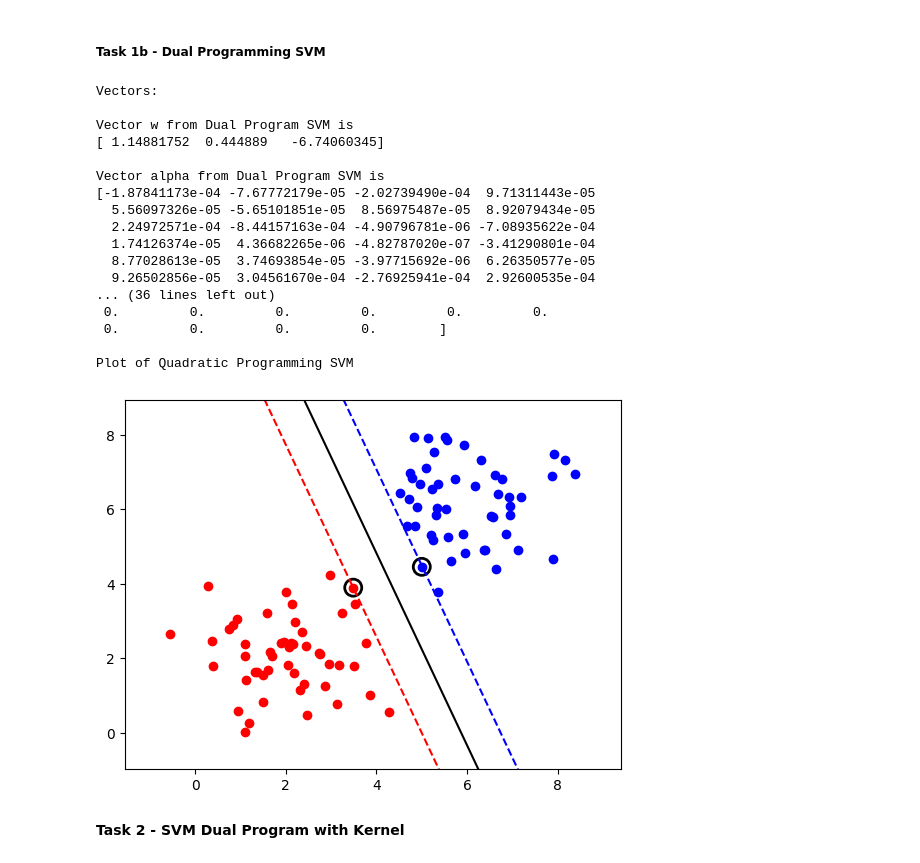
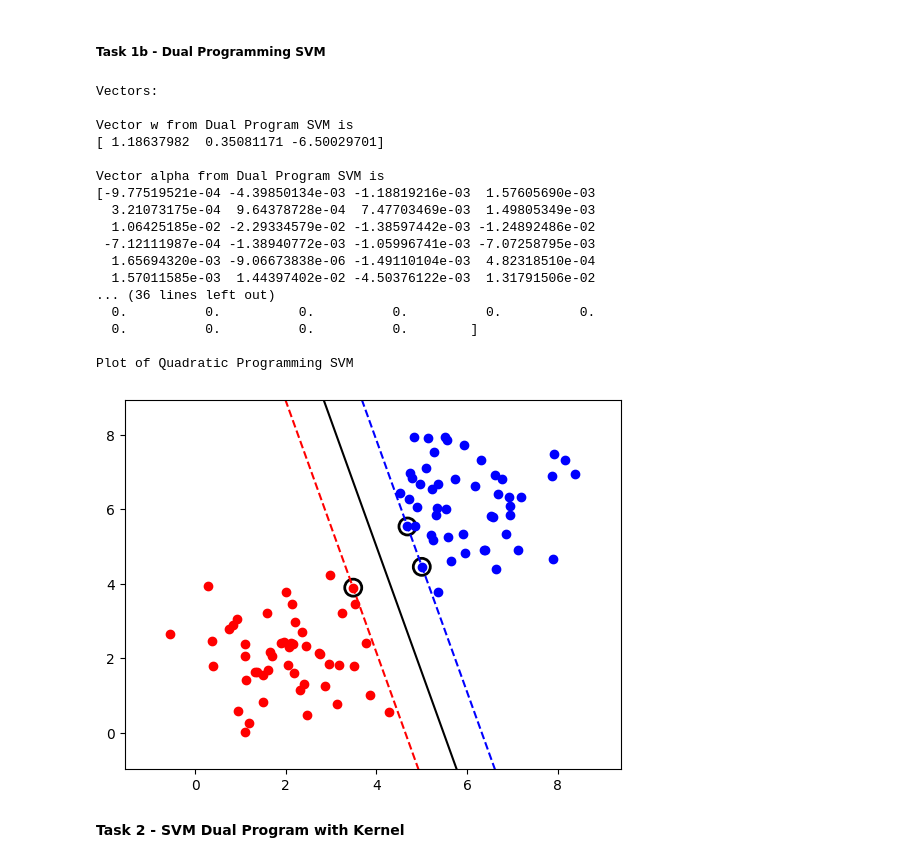
Before and after one commit to OmerKriger/IntroMachineLearning-SVM, a Jupyter notebook: HomeAssignment4 - Code.ipynb, the cells around one changed output. Drawn from its saved outputs; the diff is of its cells as text; code cells hidden in the pictures.

```diff
--- a/HomeAssignment4 - Code.ipynb
+++ b/HomeAssignment4 - Code.ipynb
@@ -78,54 +86,50 @@ Plot of Quadratic programming SVM
 ##### Task 1b - Dual Programming SVM
 # %%
 # Task 1b - Dual Programming SVM
-def DualSVM(X,y,threshold=1e-05):
-    N, n = X.shape
+def DualSVM(X,y,threshold=0.01,max_iter=1000):
+    X = np.c_[X,np.ones(X.shape[0])]
+    N, _ = X.shape
     G = np.diag(y) @ X
-    P = G @ G.T
+    P = 0.5 * G @ G.T
     q = -np.ones(N)
     GG = -np.eye(N)
     h = np.zeros(N)
-    A = np.array([y])
-    b = np.array([0.])
 
-    alpha = alpha = qps.solve_qp(P, q, GG, h, A, b, solver='osqp')
-    w = G.T @ alpha
+    alpha = qps.solve_qp(P, q, GG, h, solver='osqp',max_iter=max_iter)
+    w = 0.5* G.T @ alpha
 
-    support_vectors_idx = np.where(abs(alpha) > threshold)[0]  # Identify support vectors
-    support_vectors = np.where(abs(alpha) > threshold, abs(alpha),0)
-    idx = np.argmax(alpha)  # take support vector with highest alpha values
-    # Take the indices of the three support vector with the highest alpha value
-    bias = y[idx] - np.dot(w.T, X[idx])
-    w = np.append(w,bias)
-    return w, alpha, support_vectors, support_vectors_idx
+    support_vectors_idx = np.where(np.abs(alpha) >= threshold)[0] # Identify support vectors
+    return w, alpha, support_vectors_idx
 # %%
-threshold = 0.01
-w_dual, alpha, support_vectors, support_vectors_idx = DualSVM(X,y,threshold=threshold)
+threshold = 0.1 # Selected because we want small support vectors but we don't want values too close to zero
+
+w_dual, alpha, support_vectors_idx = DualSVM(X,y, threshold=threshold)
+support_vectors = np.where(abs(alpha) >= threshold, abs(alpha),0)
 print("\nVectors:\n")
 print(f"Vector w from Dual Program SVM is\n{w_dual}\n")
 print(f"Vector alpha from Dual Program SVM is\n{alpha}\n")
-print(f"Support Vectors idx from Dual Program SVM is\n{support_vectors}\n")
+print(f"Support Vectors from Dual Program SVM is\n{support_vectors}\n")
 print("Plot of Quadratic Programming SVM")
 plotSVM(X, y, w_dual,support_vectors=support_vectors_idx)
 # %% [output]
 Vectors:
 
 Vector w from Dual Program SVM is
-[ 1.14881752  0.444889   -6.74060345]
+[ 1.18637982  0.35081171 -6.50029701]
 
 Vector alpha from Dual Program SVM is
-[-1.87841173e-04 -7.67772179e-05 -2.02739490e-04  9.71311443e-05
-  5.56097326e-05 -5.65101851e-05  8.56975487e-05  8.92079434e-05
-  2.24972571e-04 -8.44157163e-04 -4.90796781e-06 -7.08935622e-04
-  1.74126374e-05  4.36682265e-06 -4.82787020e-07 -3.41290801e-04
-  8.77028613e-05  3.74693854e-05 -3.97715692e-06  6.26350577e-05
-  9.26502856e-05  3.04561670e-04 -2.76925941e-04  2.92600535e-04
+[-9.77519521e-04 -4.39850134e-03 -1.18819216e-03  1.57605690e-03
+  3.21073175e-04  9.64378728e-04  7.47703469e-03  1.49805349e-03
+  1.06425185e-02 -2.29334579e-02 -1.38597442e-03 -1.24892486e-02
+ -7.12111987e-04 -1.38940772e-03 -1.05996741e-03 -7.07258795e-03
+  1.65694320e-03 -9.06673838e-06 -1.49110104e-03  4.82318510e-04
+  1.57011585e-03  1.44397402e-02 -4.50376122e-03  1.31791506e-02
 ... (36 lines left out)
- 0.         0.         0.         0.         0.         0.
- 0.         0.         0.         0.        ]
+  0.          0.          0.          0.          0.          0.
+  0.          0.          0.          0.        ]
 
 Plot of Quadratic Programming SVM
-[figure, old version]
+[figure, new version]
 # %% [markdown]
 **Task 2 - SVM Dual Program with Kernel**
 # %%
```
Also changed, not shown: parts of 22 cells of this notebook, 1 other file.
